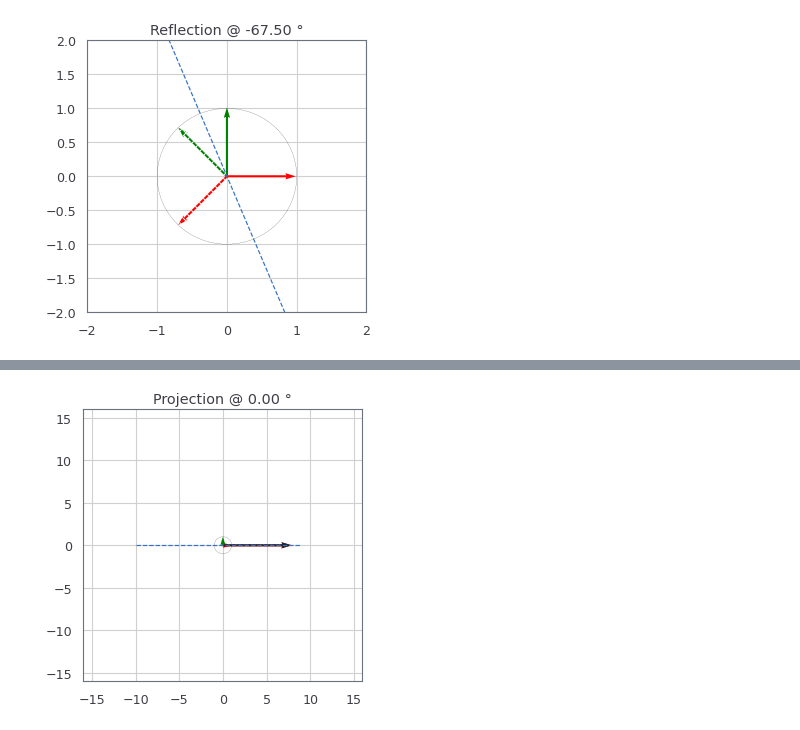
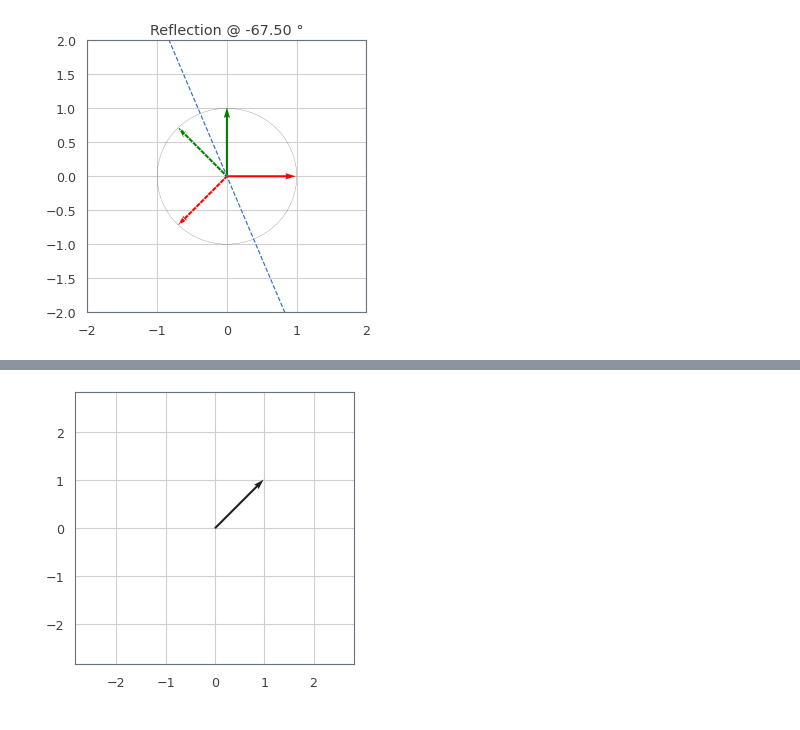
Before and after one commit to NeveIsa/LINVIZ, a Jupyter notebook: test.ipynb, the cells around one changed output, grey strips where cells are left out. Saved outputs shown, nothing was run; the diff lists cells and outputs as text; code cells hidden in the pictures.

```diff
--- a/test.ipynb
+++ b/test.ipynb
@@ -84,5 +89,4 @@ array([[8., 0.],
 # %%
-VIZ.matrix(S)
-VIZ.vector(S@[1,1])
+VIZ.vector([1,1])
 # %% [output]
-[figure, old version]
+[figure, new version]
```
Also changed, not shown: parts of 11 cells of this notebook, 1 other file.
